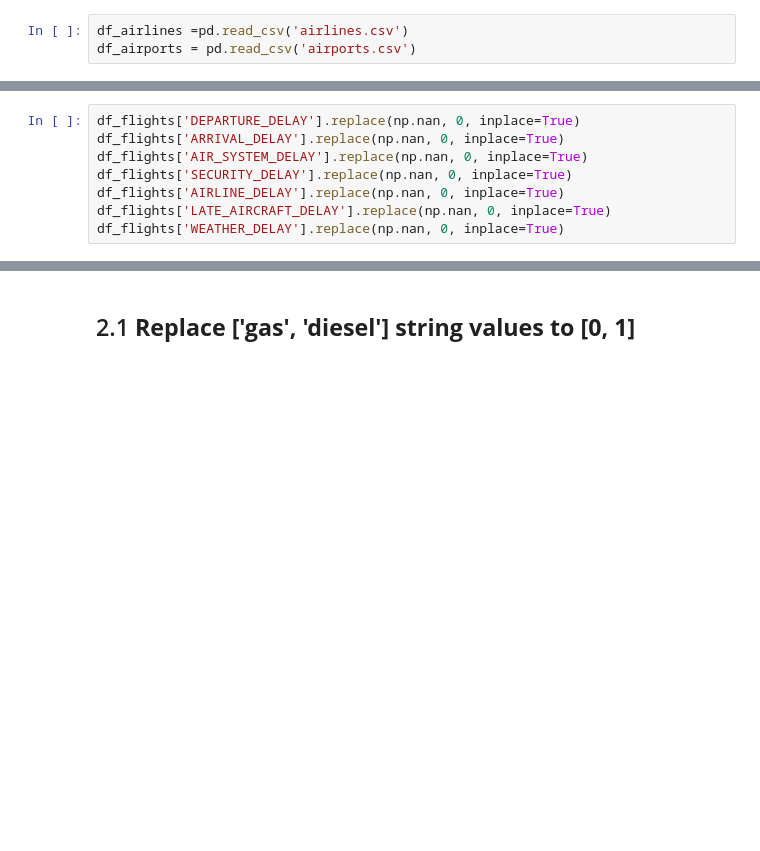
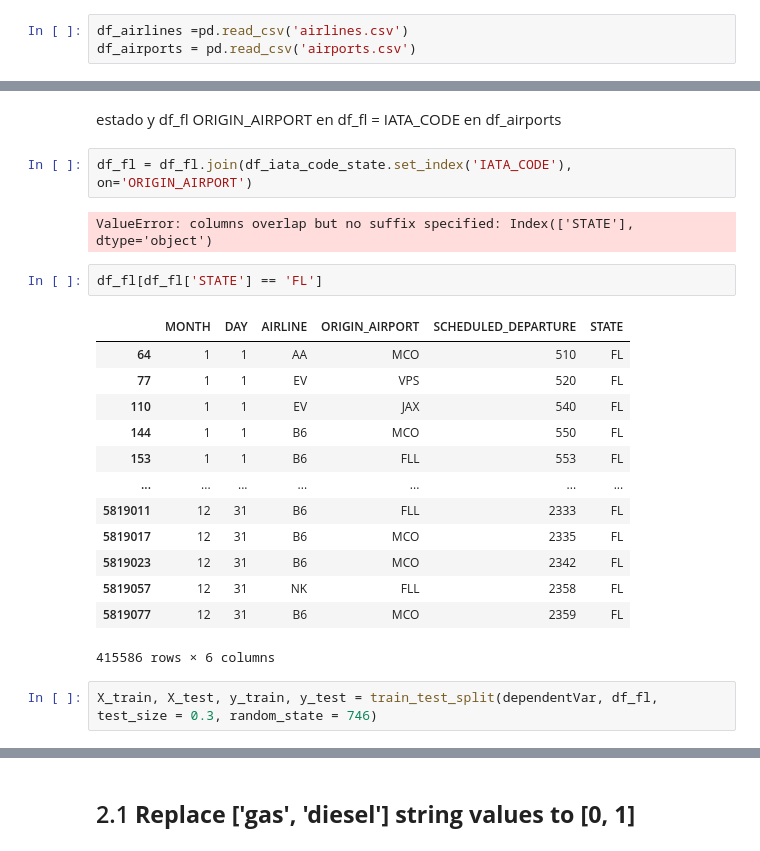
Before and after one commit to EmilioGinzo/Flight-delay, a Jupyter notebook: Project_p676p627_Emilio.ipynb, the cells around one changed output, grey strips where cells are left out. Saved outputs shown, nothing was run; the diff lists cells and outputs as text; blank space fills up the shorter version.

```diff
--- a/Project_p676p627_Emilio.ipynb
+++ b/Project_p676p627_Emilio.ipynb
@@ -179,8 +31,0 @@ dtype: int64
-# %%
-df_flights['DEPARTURE_DELAY'].replace(np.nan, 0, inplace=True)
-df_flights['ARRIVAL_DELAY'].replace(np.nan, 0, inplace=True)
-df_flights['AIR_SYSTEM_DELAY'].replace(np.nan, 0, inplace=True)
-df_flights['SECURITY_DELAY'].replace(np.nan, 0, inplace=True)
-df_flights['AIRLINE_DELAY'].replace(np.nan, 0, inplace=True)
-df_flights['LATE_AIRCRAFT_DELAY'].replace(np.nan, 0, inplace=True)
-df_flights['WEATHER_DELAY'].replace(np.nan, 0, inplace=True)
@@ -186,0 +95,25 @@ df_flights['WEATHER_DELAY'].replace(np.nan, 0, inplace=True)
+# %% [markdown]
+estado y df_fl
+ORIGIN_AIRPORT en df_fl = IATA_CODE en df_airports
+# %%
+df_fl = df_fl.join(df_iata_code_state.set_index('IATA_CODE'), on='ORIGIN_AIRPORT')
+# %% [output]
+ValueError: columns overlap but no suffix specified: Index(['STATE'], dtype='object')
+# %%
+df_fl[df_fl['STATE'] == 'FL']
+# %% [output]
+|  | MONTH | DAY | AIRLINE | ORIGIN_AIRPORT | SCHEDULED_DEPARTURE | STATE |
+| 64 | 1 | 1 | AA | MCO | 510 | FL |
+| 77 | 1 | 1 | EV | VPS | 520 | FL |
+| 110 | 1 | 1 | EV | JAX | 540 | FL |
+| 144 | 1 | 1 | B6 | MCO | 550 | FL |
+| 153 | 1 | 1 | B6 | FLL | 553 | FL |
+| ... | ... | ... | ... | ... | ... | ... |
+| 5819011 | 12 | 31 | B6 | FLL | 2333 | FL |
+| 5819017 | 12 | 31 | B6 | MCO | 2335 | FL |
+| 5819023 | 12 | 31 | B6 | MCO | 2342 | FL |
+| 5819057 | 12 | 31 | NK | FLL | 2358 | FL |
+| 5819077 | 12 | 31 | B6 | MCO | 2359 | FL |
+415586 rows × 6 columns
+# %%
+X_train, X_test, y_train, y_test = train_test_split(dependentVar, df_fl, test_size = 0.3, random_state = 746)
```
Also changed, not shown: parts of 29 cells of this notebook.
